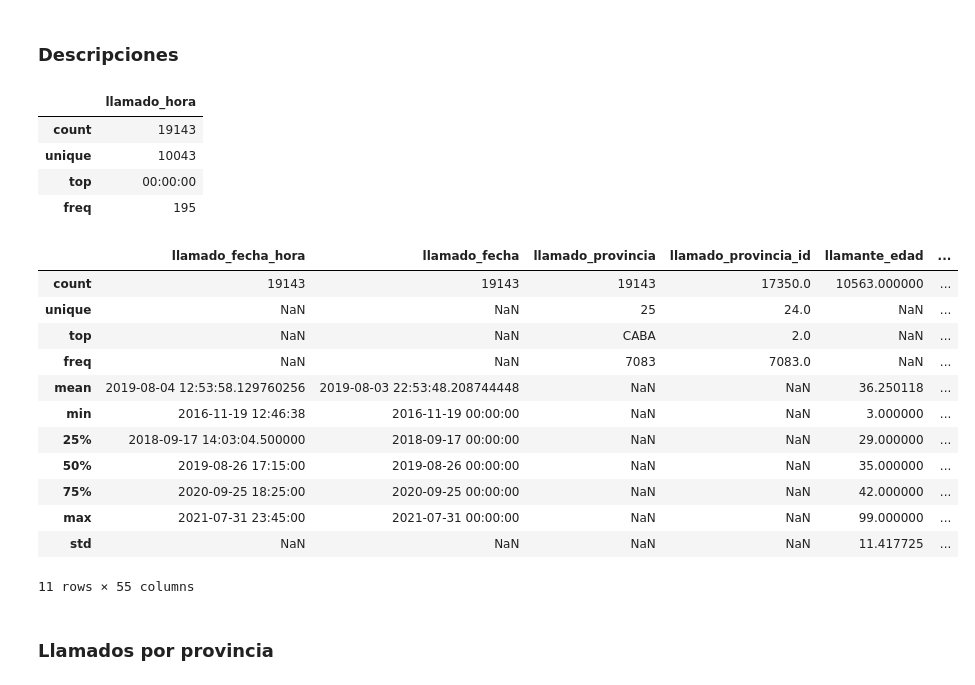
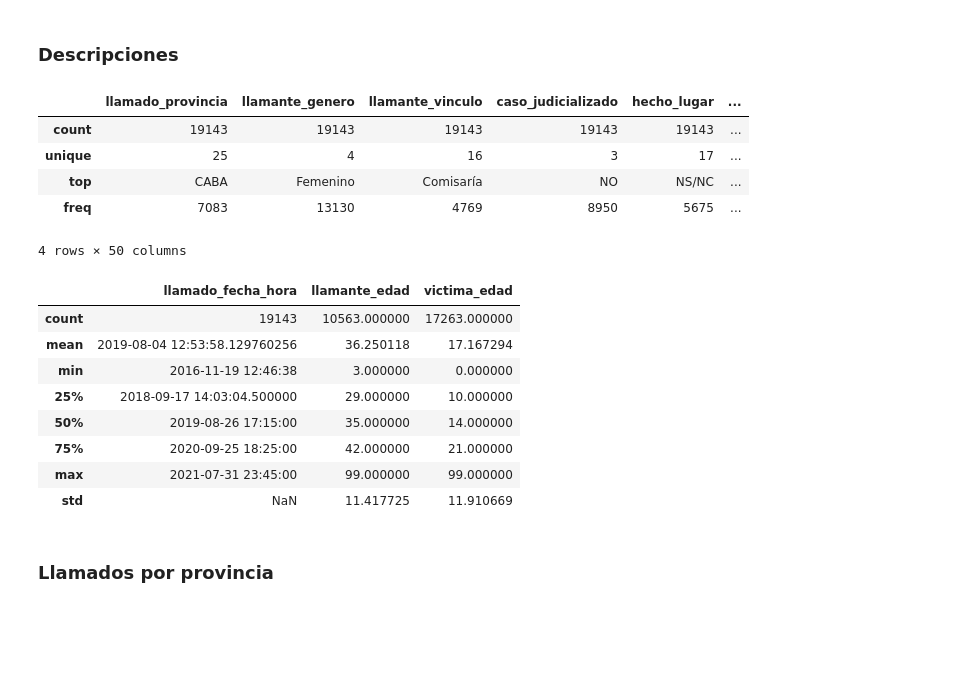
Before and after one commit to VicColombo/linea_137_llamados_vs, a Jupyter notebook: code/notebooks/exploracion_dataset_d_final.ipynb, the cells around one changed output. Drawn from its saved outputs; the diff is of its cells as text; code cells hidden in the pictures; blank space fills up the shorter version.

```diff
--- a/code/notebooks/exploracion_dataset_d_final.ipynb
+++ b/code/notebooks/exploracion_dataset_d_final.ipynb
@@ -38 +7,4 @@ llamados= pd.read_excel('dataset_d_normf.xlsx',
+# %%
+dataset_dir = os.path.join(os.path.dirname(os.path.dirname(os.path.abspath(''))), 'datasets')
+llamados_v2= pd.read_excel(os.path.join(dataset_dir, 'xlsx/llamados_v2.xlsx'), parse_dates=['llamado_fecha_hora'])
 # %%
@@ -70,29 +24,26 @@ dtype: int64
 # %% [markdown]
 ### Descripciones
 # %%
-llamados.describe(include=[object])
+llamados_v2.describe(include=[object])
 # %% [output]
-|  | llamado_hora |
-| count | 19143 |
-| unique | 10043 |
-| top | 00:00:00 |
-| freq | 195 |
+|  | llamado_provincia | llamante_genero | llamante_vinculo | caso_judicializado | hecho_lugar | ... |
+| count | 19143 | 19143 | 19143 | 19143 | 19143 | ... |
+| unique | 25 | 4 | 16 | 3 | 17 | ... |
+| top | CABA | Femenino | Comisaría | NO | NS/NC | ... |
+| freq | 7083 | 13130 | 4769 | 8950 | 5675 | ... |
+4 rows × 50 columns
 # %%
-llamados.describe(exclude=[object], datetime_is_numeric=True)
+llamados_v2.describe(exclude=[object])
 # %% [output]
-|  | llamado_fecha_hora | llamado_fecha | llamado_provincia | llamado_provincia_id | llamante_edad | ... |
-| count | 19143 | 19143 | 19143 | 17350.0 | 10563.000000 | ... |
-| unique | NaN | NaN | 25 | 24.0 | NaN | ... |
-| top | NaN | NaN | CABA | 2.0 | NaN | ... |
-| freq | NaN | NaN | 7083 | 7083.0 | NaN | ... |
-| mean | 2019-08-04 12:53:58.129760256 | 2019-08-03 22:53:48.208744448 | NaN | NaN | 36.250118 | ... |
-| min | 2016-11-19 12:46:38 | 2016-11-19 00:00:00 | NaN | NaN | 3.000000 | ... |
-| 25% | 2018-09-17 14:03:04.500000 | 2018-09-17 00:00:00 | NaN | NaN | 29.000000 | ... |
-| 50% | 2019-08-26 17:15:00 | 2019-08-26 00:00:00 | NaN | NaN | 35.000000 | ... |
-| 75% | 2020-09-25 18:25:00 | 2020-09-25 00:00:00 | NaN | NaN | 42.000000 | ... |
-| max | 2021-07-31 23:45:00 | 2021-07-31 00:00:00 | NaN | NaN | 99.000000 | ... |
-| std | NaN | NaN | NaN | NaN | 11.417725 | ... |
+|  | llamado_fecha_hora | llamante_edad | victima_edad |
+| count | 19143 | 10563.000000 | 17263.000000 |
+| mean | 2019-08-04 12:53:58.129760256 | 36.250118 | 17.167294 |
+| min | 2016-11-19 12:46:38 | 3.000000 | 0.000000 |
+| 25% | 2018-09-17 14:03:04.500000 | 29.000000 | 10.000000 |
+| 50% | 2019-08-26 17:15:00 | 35.000000 | 14.000000 |
+| 75% | 2020-09-25 18:25:00 | 42.000000 | 21.000000 |
+| max | 2021-07-31 23:45:00 | 99.000000 | 99.000000 |
+| std | NaN | 11.417725 | 11.910669 |
-11 rows × 55 columns
 # %% [markdown]
 ### Llamados por provincia
 # %%
```
Also changed, not shown: parts of 31 cells of this notebook, 10 other files.
